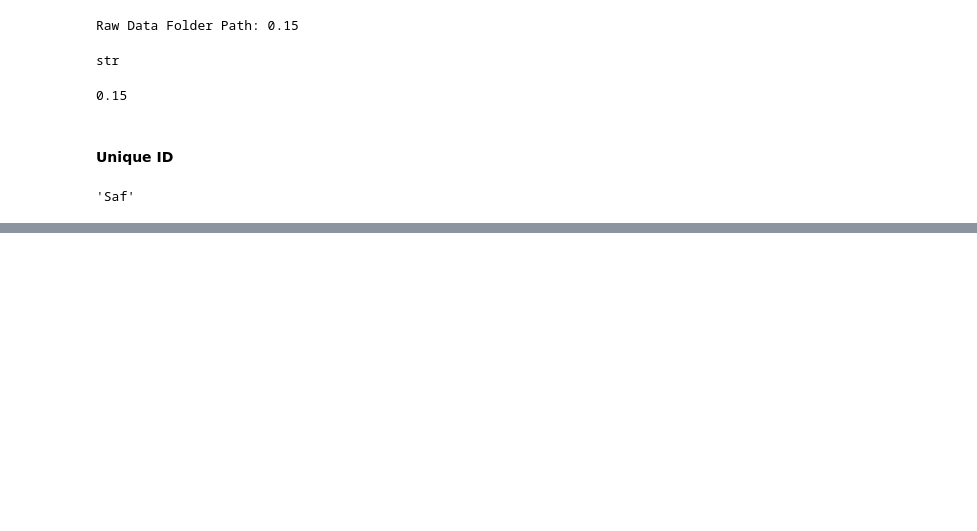
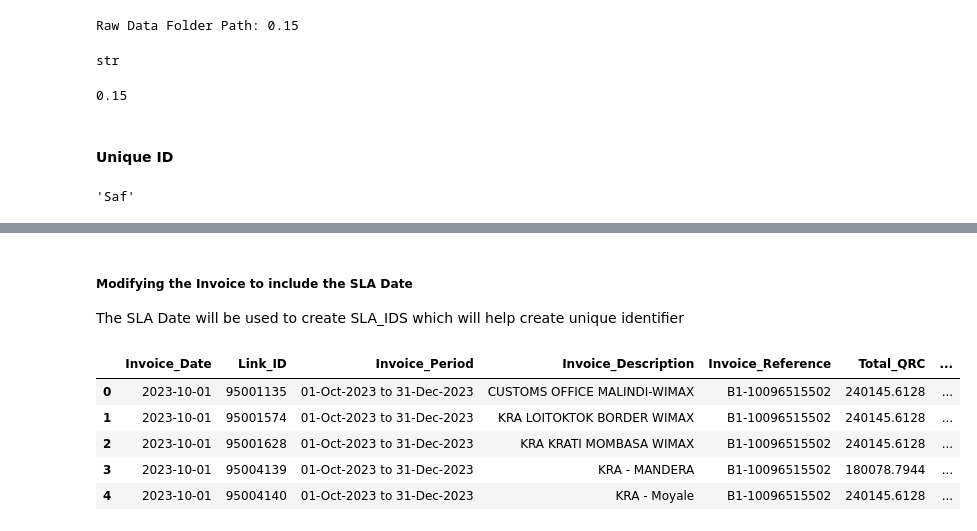
Before and after one commit to JackronyK/SLA_ETL, a Jupyter notebook: Data_Wrangling WS.ipynb, the cells around one changed output, grey strips where cells are left out. Cells and saved outputs as stored; diff of their text form; code cells hidden in the pictures; blank space fills up the shorter version.

Commit message:
Monday 15/4 Updates: Adding SLA Date Col in Invoice

```diff
--- a/Data_Wrangling WS.ipynb
+++ b/Data_Wrangling WS.ipynb
@@ -1606,11 +1606,11 @@ w_b
 # %%
 import pandas as pd
 ltk_sla_df = pd.read_csv('C:\\Users\\USER\\OneDrive\\KRA WORK\\2024 WS\SLA EDA\\SLA_ETL\\Processsed_Data\\LTK_SLA.csv')
-saf_sla_df = pd.read_csv('C:\\Users\\USER\\OneDrive\\KRA WORK\\2024 WS\SLA EDA\\SLA_ETL\\Processsed_Data\\SAFARICOM_SLA.csv')
+saf_sla_df = pd.read_csv('C:\\Users\\USER\\OneDrive\\KRA WORK\\2024 WS\SLA EDA\\SLA_ETL\\Processsed_Data\\Saf_SLA.csv')
 combined_sla = pd.read_csv('C:\\Users\\USER\\OneDrive\\KRA WORK\\2024 WS\SLA EDA\\SLA_ETL\\Processsed_Data\\SLA_Combined.csv')
 
 ltk_invoice_df = pd.read_csv('C:\\Users\\USER\\OneDrive\\KRA WORK\\2024 WS\SLA EDA\\SLA_ETL\\Processsed_Data\\LTK_Invoice.csv')
-saf_invoice_df = pd.read_csv('C:\\Users\\USER\\OneDrive\\KRA WORK\\2024 WS\SLA EDA\\SLA_ETL\\Processsed_Data\\SAFARICOM_Invoice.csv')
+saf_invoice_df = pd.read_csv('C:\\Users\\USER\\OneDrive\\KRA WORK\\2024 WS\SLA EDA\\SLA_ETL\\Processsed_Data\\Saf_Invoice.csv')
 combined_Invoice = pd.read_csv('C:\\Users\\USER\\OneDrive\\KRA WORK\\2024 WS\SLA EDA\\SLA_ETL\\Processsed_Data\\Invoice_Combined.csv')
 # %%
 pd.to_datetime(saf_sla_df['SLA_Date']).unique()
@@ -1646,3 +1646,6 @@ df1.head()
 | 2 | 95054464 | 2020-12-16 | MPLS | 60 | ELDORET KIPTAGICH MPLS FIBER | 25439.40 | Upgrade 10>60 Mbps. Check Upgrade... | 88529.11 | 2020-12-Saf00 | ... |
 | 3 | 95054465 | 2020-12-16 | MPLS | 5 | ELDORET KPC LOOP MICROWAVE | 20357.40 | NaN | 70843.75 | 2020-12-Saf00 | ... |
 | 4 | 95034216 | 2020-12-16 | Internet | 180 | HQ-INTERNET | 222299.85 | NaN | 889644.00 | 2020-12-Saf00 | ... |
+# %% [markdown]
+##### Modifying the Invoice to include the SLA Date
+The SLA Date will be used to create SLA_IDS which will help create unique identifier
@@ -1648,0 +1681,11 @@ df1.head()
+# %%
+saf_sla_df.head()
+saf_invoice_df.head()
+saf_invoice_df['SLA_Date'] =
+# %% [output]
+|  | Invoice_Date | Link_ID | Invoice_Period | Invoice_Description | Invoice_Reference | Total_QRC | ... |
+| 0 | 2023-10-01 | 95001135 | 01-Oct-2023 to 31-Dec-2023 | CUSTOMS OFFICE MALINDI-WIMAX | B1-10096515502 | 240145.6128 | ... |
+| 1 | 2023-10-01 | 95001574 | 01-Oct-2023 to 31-Dec-2023 | KRA LOITOKTOK BORDER WIMAX | B1-10096515502 | 240145.6128 | ... |
+| 2 | 2023-10-01 | 95001628 | 01-Oct-2023 to 31-Dec-2023 | KRA KRATI MOMBASA WIMAX | B1-10096515502 | 240145.6128 | ... |
+| 3 | 2023-10-01 | 95004139 | 01-Oct-2023 to 31-Dec-2023 | KRA - MANDERA | B1-10096515502 | 180078.7944 | ... |
+| 4 | 2023-10-01 | 95004140 | 01-Oct-2023 to 31-Dec-2023 | KRA - Moyale | B1-10096515502 | 240145.6128 | ... |
```
Also changed, not shown: parts of 7 cells of this notebook, 16 other files.
